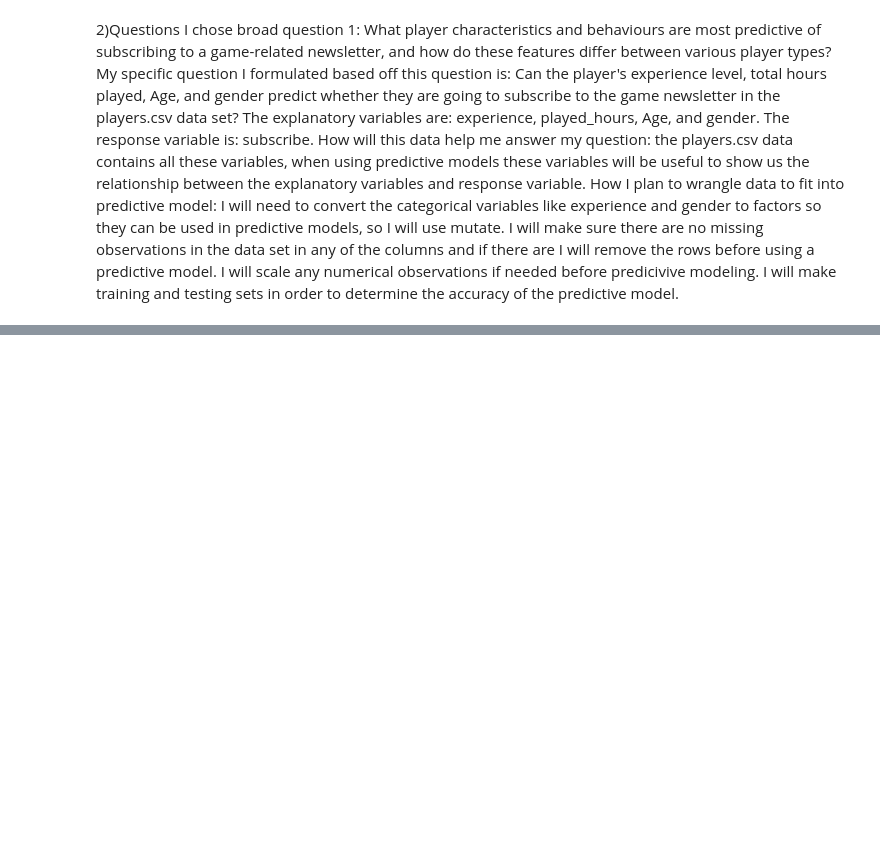
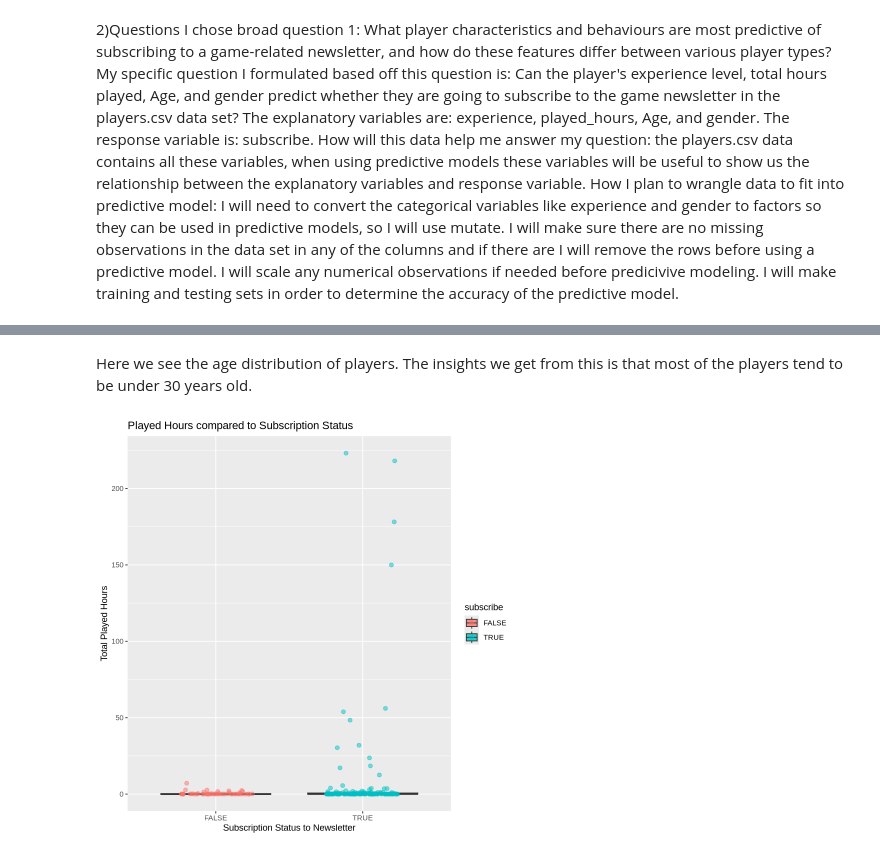
Before and after one commit to g3mella/dsci-100-project-2025, a Jupyter notebook: project.ipynb, the cells around one changed output, grey strips where cells are left out. Drawn from its saved outputs; the diff is of its cells as text; code cells hidden in the pictures; blank space fills up the shorter version.

```diff
--- a/project.ipynb
+++ b/project.ipynb
@@ -183,0 +220,11 @@ How I plan to wrangle data to fit into predictive model: I will need to convert
+# %% [markdown]
+Here we see the age distribution of players. The insights we get from this is that most of the players tend to be under 30 years old.
+# %%
+ggplot(players_data, aes(x= subscribe, y= played_hours, fill= subscribe))+
+geom_boxplot(alpha= 0.8, outlier.shape= NA)+
+geom_jitter(aes(color= subscribe),width= 0.25, alpha= 0.5, size = 2)+
+labs(title= "Played Hours compared to Subscription Status",
+     x= "Subscription Status to Newsletter",
+     y= "Total Played Hours")
+# %% [output]
+[figure, added]
```
Also changed, not shown: parts of 13 cells of this notebook.
